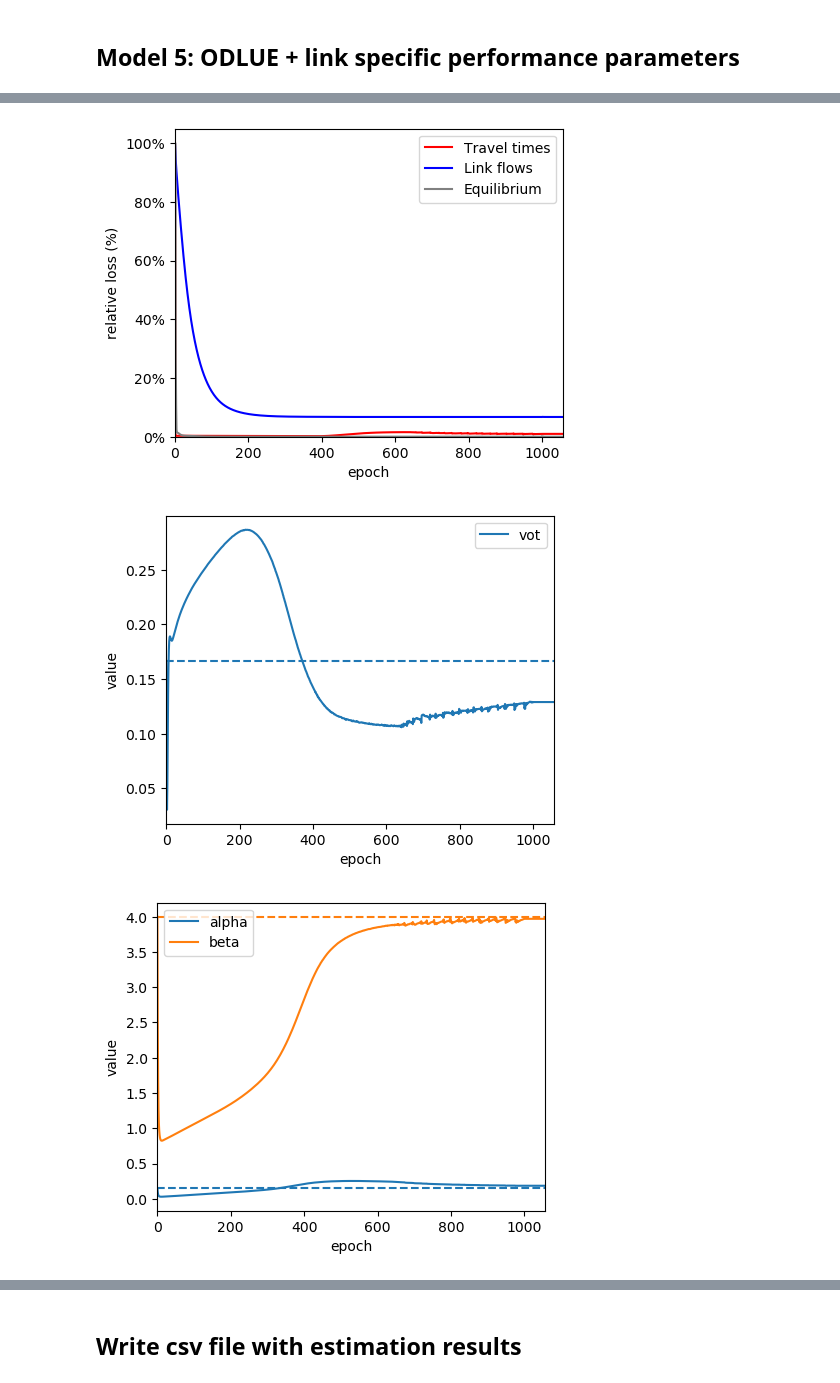
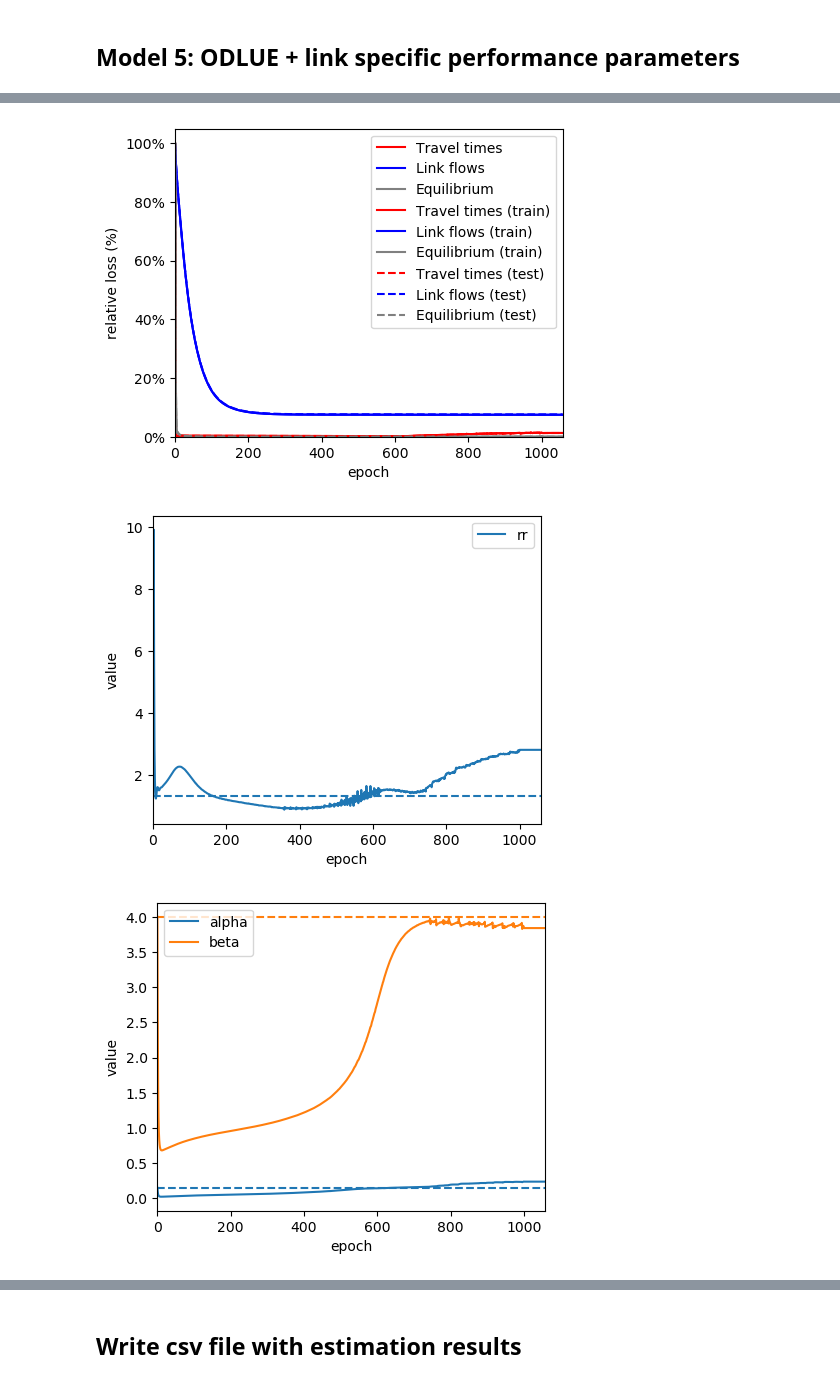
Before and after one commit to pabloguarda/pesuelogit, a Jupyter notebook: examples/notebooks/gisuelogit-siouxfalls.ipynb, the cells around one changed output, grey strips where cells are left out. Saved outputs shown, nothing was run; the diff lists cells and outputs as text; code cells hidden in the pictures.

```diff
--- a/examples/notebooks/gisuelogit-siouxfalls.ipynb
+++ b/examples/notebooks/gisuelogit-siouxfalls.ipynb
@@ -115,7 +118,8 @@ _LOSS_METRIC = mse
 _LOSS_WEIGHTS ={'od': 1, 'tt': 1, 'flow': 1, 'eq_flow': 1}
 
 # Without momentum but with separate equilibrium stage
-_EPOCHS = {'learning': 1000, 'equilibrium': 200}
+# _EPOCHS = {'learning': 10, 'equilibrium': 4}
+_EPOCHS = {'learning': 1500, 'equilibrium': 500}
 _MOMENTUM_EQUILIBRIUM = 0.999
 _RELATIVE_GAP = 1e-10
 
@@ -495,11 +516,10 @@ if run_model['ode']:
 
     utility_parameters = UtilityParameters(features_Y=['tt'],
                                            features_Z=features_Z,
-                                           periods=1,
-                                           initial_values={'tt': -1, 'c': -6, 's': -3, 'psc_factor': 0,
+                                           initial_values={'tt': -1, 'tt_sd': -1.3, 's': -3, 'psc_factor': 0,
                                                            'fixed_effect': np.zeros_like(tntp_network.links)},
                                            trainables={'psc_factor': False, 'fixed_effect': False
-                                               , 'tt': False, 'c': False, 's': False},
+                                               , 'tt': False, 'tt_sd': False, 's': False},
                                            )
 
     bpr_parameters = BPRParameters(keys=['alpha', 'beta'],
@@ -510,7 +530,6 @@ if run_model['ode']:
     Q_historic = isl.factory.random_disturbance_Q(tntp_network.Q, sd=np.mean(tntp_network.Q) * 0.1).copy()
 
     od_parameters = ODParameters(key='od',
-                                 periods=1,
                                  # initial_values=tntp_network.q.flatten(),
                                  initial_values= isl.networks.denseQ(Q_historic).flatten(),
                                  # initial_values=np.ones_like(tntp_network.q.flatten()),
@@ -599,16 +618,15 @@ if run_model['odlue']:
 
     utility_parameters = UtilityParameters(features_Y=['tt'],
                                            features_Z=features_Z,
-                                           periods=1,
-                                           initial_values={'tt': 0, 'c': 0, 's': 0, 'psc_factor': 0,
+                                           initial_values={'tt': 0, 'tt_sd': 0, 's': 0, 'psc_factor': 0,
                                                            'fixed_effect': np.zeros_like(tntp_network.links)},
-                                           true_values={'tt': -1, 'c': -6, 's': -3},
-                                           # signs={'tt': '-', 'c': '-', 's': '-'},
+                                           true_values={'tt': -1, 'tt_sd': -1.3, 's': -3},
+                                           # signs={'tt': '-', 'tt_sd': '-', 's': '-'},
                                            trainables={'psc_factor': False, 'fixed_effect': False
-                                               , 'tt': True, 'c': True, 's': True},
+                                               , 'tt': True, 'tt_sd': True, 's': True},
                                            )
 
-    utility_parameters.random_initializer((0,0),['tt','c','s'])
+    utility_parameters.random_initializer((0,0),['tt','tt_sd','s'])
     # utility_parameters.initial_values = dict(utility_parameters.initial_values, tt = -1, c = -1, s = -1)
 
     bpr_parameters = BPRParameters(keys=['alpha', 'beta'],
@@ -620,7 +638,6 @@ if run_model['odlue']:
     Q_historic = isl.factory.random_disturbance_Q(tntp_network.Q, sd=np.mean(tntp_network.Q) * 0.1).copy()
 
     od_parameters = ODParameters(key='od',
-                                 periods=1,
                                  # initial_values=tntp_network.q.flatten(),
                                  initial_values= isl.networks.denseQ(Q_historic).flatten(),
                                  # initial_values=np.ones_like(tntp_network.q.flatten()),
@@ -670,8 +687,8 @@ if run_model['odlue']:
                                 show_validation= True, xticks_spacing = _XTICKS_SPACING)
 
     plot_convergence_estimates(estimates=train_results_estimates.\
-                               assign(vot = train_results_estimates['tt']/train_results_estimates['c'])[['epoch','vot']],
-                               true_values={'vot':lue.utility.true_values['tt']/lue.utility.true_values['c']}, xticks_spacing = _XTICKS_SPACING)
+                               assign(rr = train_results_estimates['tt_sd']/train_results_estimates['tt'])[['epoch','rr']],
+                               true_values={'rr':lue.utility.true_values['tt_sd']/lue.utility.true_values['tt']}, xticks_spacing = _XTICKS_SPACING)
 
     Qs = {'true': tntp_network.OD.Q_true, 'historic': Q_historic, 'estimated': tf.sparse.to_dense(odlue.Q).numpy()}
 
@@ -680,7 +697,7 @@ if run_model['odlue']:
     plt.show()
 
     print(f"theta = {dict(zip(utility_parameters.true_values.keys(), list(odlue.theta.numpy())))}, "
-          f"vot = {train_results_estimates.eval('tt/c').values[-1]:0.2f}")
+          f"rr = {train_results_estimates.eval('tt_sd/tt').values[-1]:0.2f}")
     print(f"alpha = {odlue.alpha: 0.2f}, beta  = {odlue.beta: 0.2f}")
     print(f"Avg abs diff of observed and estimated OD: {np.mean(np.abs(odlue.q - tntp_network.q.flatten())): 0.2f}")
 # %% [output]
@@ -734,7 +751,6 @@ if run_model['odlulpe']:
     Q_historic = isl.factory.random_disturbance_Q(tntp_network.Q, sd=np.mean(tntp_network.Q) * 0.1).copy()
 
     od_parameters = ODParameters(key='od',
-                                 periods=1,
                                  # initial_values=tntp_network.q.flatten(),
                                  initial_values=isl.networks.denseQ(Q_historic).flatten(),
                                  # initial_values=np.ones_like(tntp_network.q.flatten()),
@@ -744,16 +760,15 @@ if run_model['odlulpe']:
 
     utility_parameters = UtilityParameters(features_Y=['tt'],
                                            features_Z=features_Z,
-                                           periods=1,
-                                           initial_values={'tt': 0, 'c': 0, 's': 0, 'psc_factor': 0,
+                                           initial_values={'tt': 0, 'tt_sd': 0, 's': 0, 'psc_factor': 0,
                                                            'fixed_effect': np.zeros_like(tntp_network.links)},
-                                           true_values={'tt': -1, 'c': -6, 's': -3},
-                                           # signs={'tt': '-', 'c': '-', 's': '-'},
+                                           true_values={'tt': -1, 'tt_sd': -1.3, 's': -3},
+                                           # signs={'tt': '-', 'tt_sd': '-', 's': '-'},
                                            trainables={'psc_factor': False, 'fixed_effect': False
-                                               , 'tt': True, 'c': True, 's': True},
+                                               , 'tt': True, 'tt_sd': True, 's': True},
                                            )
 
-    utility_parameters.random_initializer((0,0),['tt','c','s'])
+    utility_parameters.random_initializer((0,0),['tt','tt_sd','s'])
     # utility_parameters.initial_values = dict(utility_parameters.initial_values, tt = -1, c = -1, s = -1)
 
     equilibrator = Equilibrator(
@@ -798,8 +813,8 @@ if run_model['odlulpe']:
                                 show_validation= True, xticks_spacing = _XTICKS_SPACING)
 
     plot_convergence_estimates(estimates=train_results_estimates.\
-                               assign(vot = train_results_estimates['tt']/train_results_estimates['c'])[['epoch','vot']],
-                               true_values={'vot':lue.utility.true_values['tt']/lue.utility.true_values['c']},
+                               assign(rr = train_results_estimates['tt_sd']/train_results_estimates['tt'])[['epoch','rr']],
+                               true_values={'rr':lue.utility.true_values['tt_sd']/lue.utility.true_values['tt']},
                                xticks_spacing = _XTICKS_SPACING)
 
     plot_convergence_estimates(estimates=train_results_estimates[['epoch','alpha','beta']],
@@ -813,7 +828,7 @@ if run_model['odlulpe']:
     plt.show()
 
     print(f"theta = {dict(zip(utility_parameters.true_values.keys(), list(odlulpe.theta.numpy())))}, "
-          f"vot = {train_results_estimates.eval('tt/c').values[-1]:0.2f}")
+          f"rr = {train_results_estimates.eval('tt_sd/tt').values[-1]:0.2f}")
     print(f"alpha = {np.mean(odlulpe.alpha): 0.2f}, beta  = {np.mean(odlulpe.beta): 0.2f}")
     print(f"Avg abs diff of observed and estimated OD: {np.mean(np.abs(odlulpe.q - tntp_network.q.flatten())): 0.2f}")
 # %% [output]
@@ -838,4 +853,4 @@ Epoch: 56/200, n_train: 80, n_test: 20
-[figure, old version]
+[figure, new version]
-[figure, old version]
+[figure, new version]
-[figure, old version]
+[figure, new version]
 [figure]
```
Also changed, not shown: parts of 21 cells of this notebook, 6 other files.
